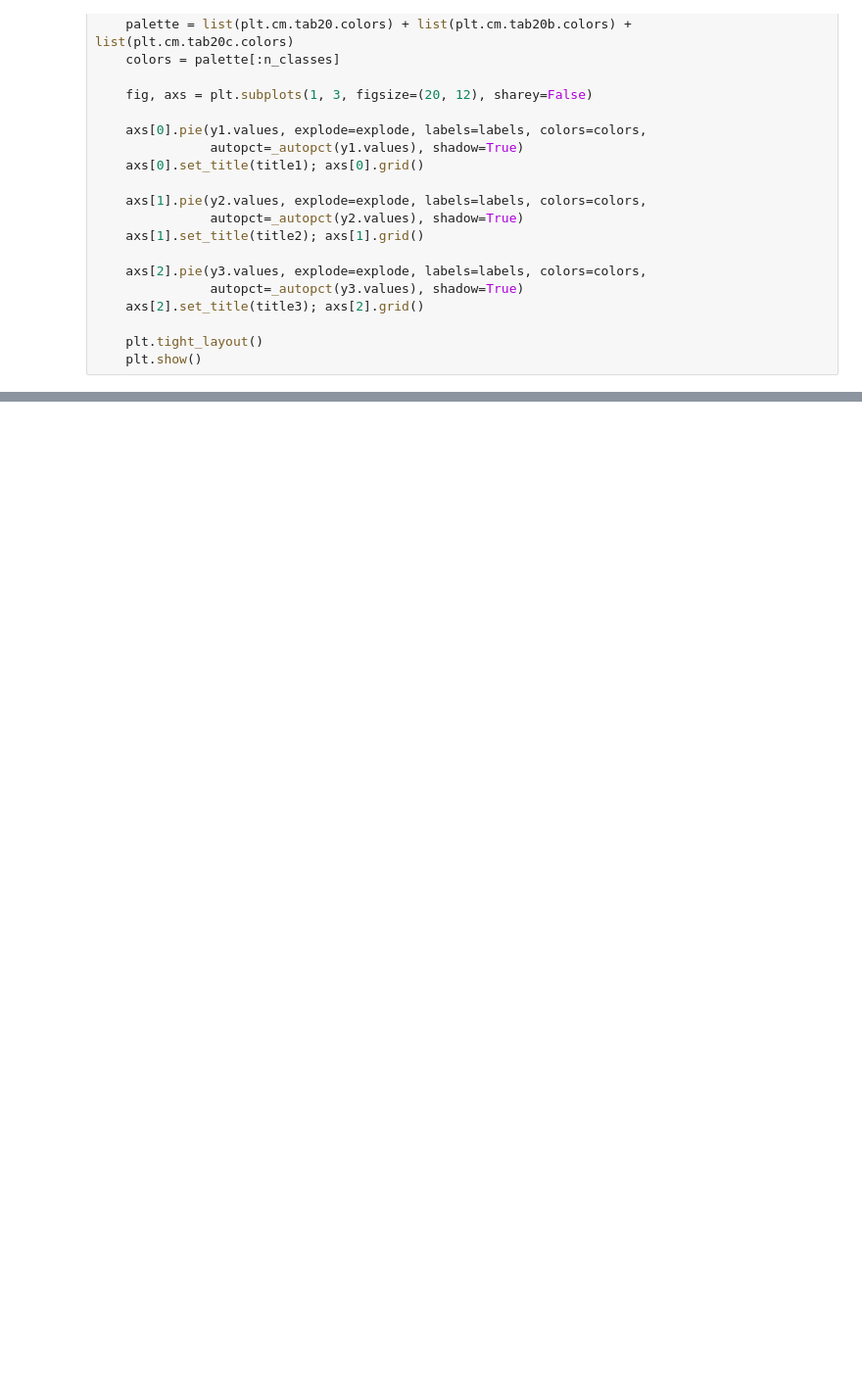
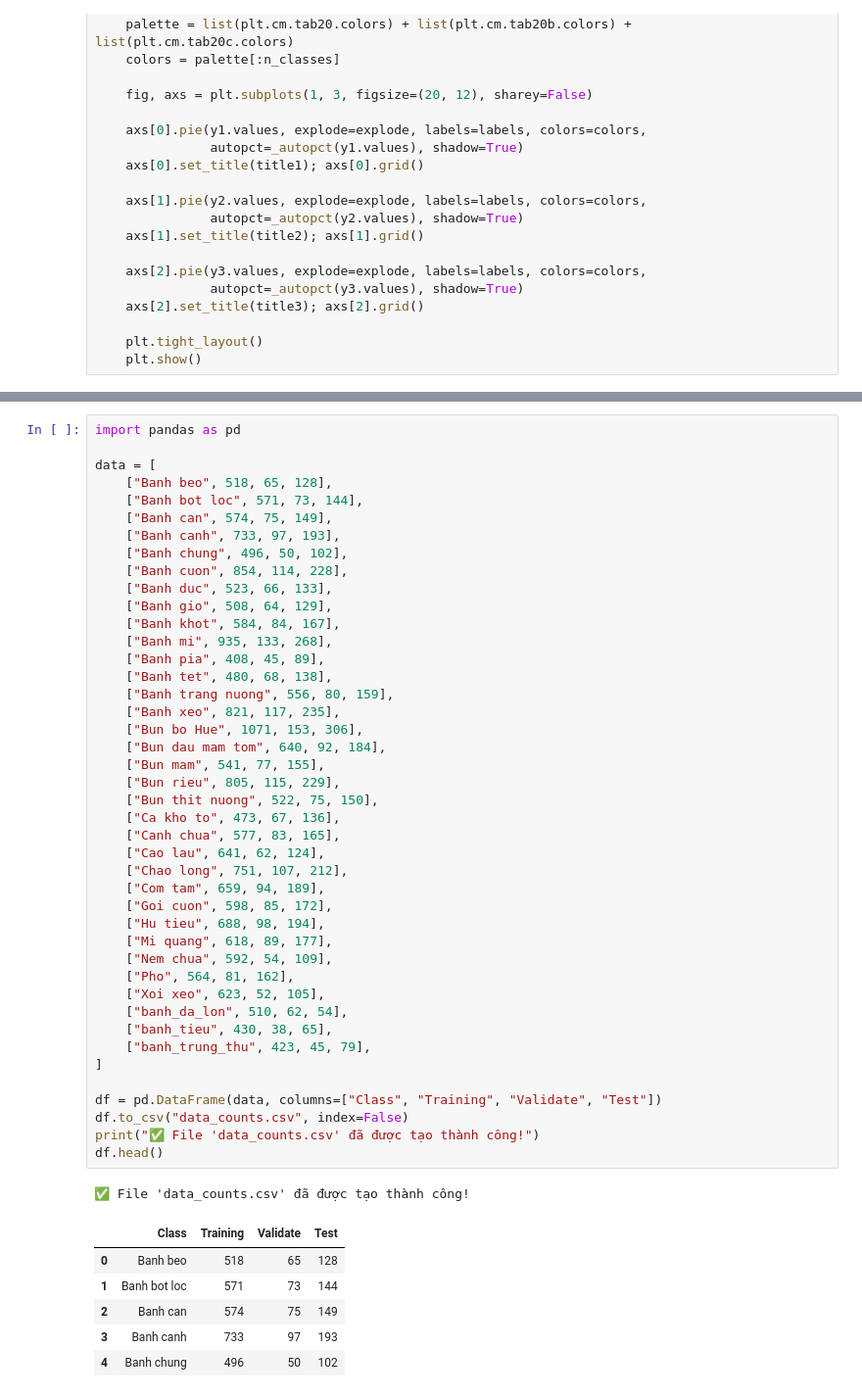
Before and after one commit to quangthai87vn/DL-DuDoan33MonAnVietNam, a Jupyter notebook: Analyst_data.ipynb, the cells around one changed output, grey strips where cells are left out. Shown at 98% size. Saved outputs shown, nothing was run; the diff lists cells and outputs as text; blank space fills up the shorter version.

```diff
--- a/Analyst_data.ipynb
+++ b/Analyst_data.ipynb
@@ -367,0 +360,51 @@ print(f"  - Tổng ảnh Test    : {int(df['Test'].sum())}")
+# %%
+import pandas as pd
+
+data = [
+    ["Banh beo", 518, 65, 128],
+    ["Banh bot loc", 571, 73, 144],
+    ["Banh can", 574, 75, 149],
+    ["Banh canh", 733, 97, 193],
+    ["Banh chung", 496, 50, 102],
+    ["Banh cuon", 854, 114, 228],
+    ["Banh duc", 523, 66, 133],
+    ["Banh gio", 508, 64, 129],
+    ["Banh khot", 584, 84, 167],
+    ["Banh mi", 935, 133, 268],
+    ["Banh pia", 408, 45, 89],
+    ["Banh tet", 480, 68, 138],
+    ["Banh trang nuong", 556, 80, 159],
+    ["Banh xeo", 821, 117, 235],
+    ["Bun bo Hue", 1071, 153, 306],
+    ["Bun dau mam tom", 640, 92, 184],
+    ["Bun mam", 541, 77, 155],
+    ["Bun rieu", 805, 115, 229],
+    ["Bun thit nuong", 522, 75, 150],
+    ["Ca kho to", 473, 67, 136],
+    ["Canh chua", 577, 83, 165],
+    ["Cao lau", 641, 62, 124],
+    ["Chao long", 751, 107, 212],
+    ["Com tam", 659, 94, 189],
+    ["Goi cuon", 598, 85, 172],
+    ["Hu tieu", 688, 98, 194],
+    ["Mi quang", 618, 89, 177],
+    ["Nem chua", 592, 54, 109],
+    ["Pho", 564, 81, 162],
+    ["Xoi xeo", 623, 52, 105],
+    ["banh_da_lon", 510, 62, 54],
+    ["banh_tieu", 430, 38, 65],
+    ["banh_trung_thu", 423, 45, 79],
+]
+
+df = pd.DataFrame(data, columns=["Class", "Training", "Validate", "Test"])
+df.to_csv("data_counts.csv", index=False)
+print("✅ File 'data_counts.csv' đã được tạo thành công!")
+df.head()
+# %% [output]
+✅ File 'data_counts.csv' đã được tạo thành công!
+|  | Class | Training | Validate | Test |
+| 0 | Banh beo | 518 | 65 | 128 |
+| 1 | Banh bot loc | 571 | 73 | 144 |
+| 2 | Banh can | 574 | 75 | 149 |
+| 3 | Banh canh | 733 | 97 | 193 |
+| 4 | Banh chung | 496 | 50 | 102 |
```
Also changed, not shown: parts of 8 cells of this notebook, 35 other files.
